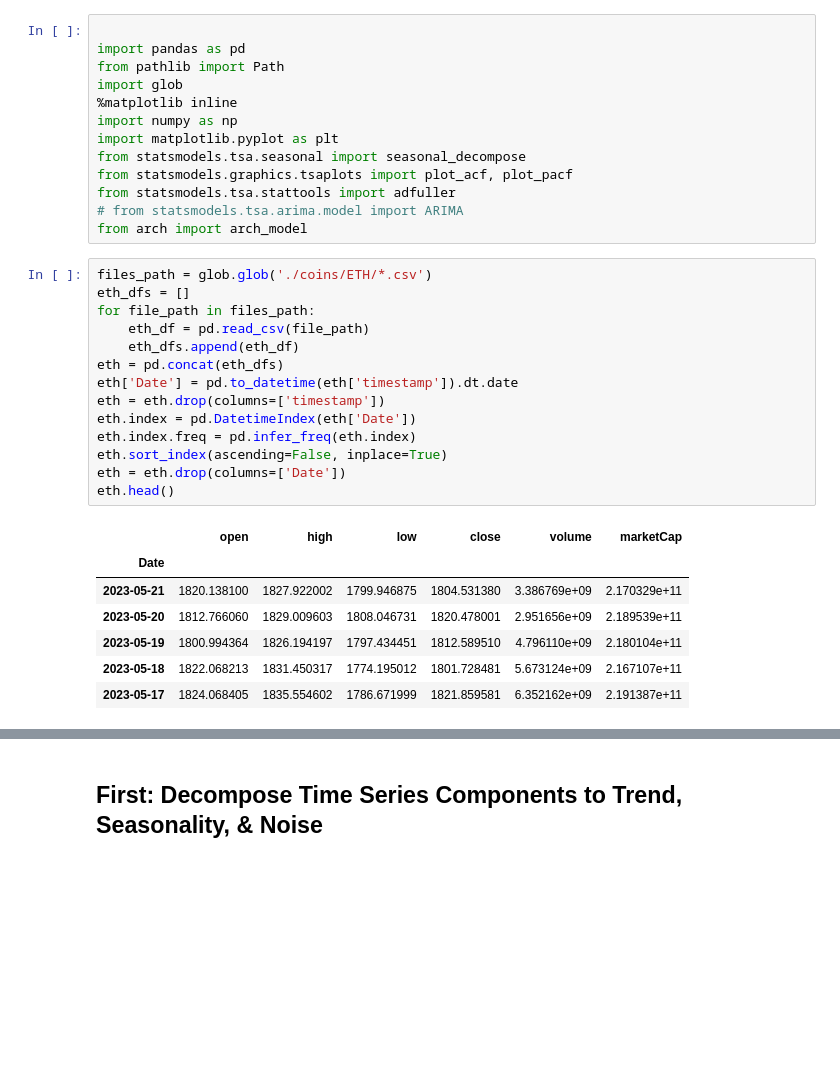
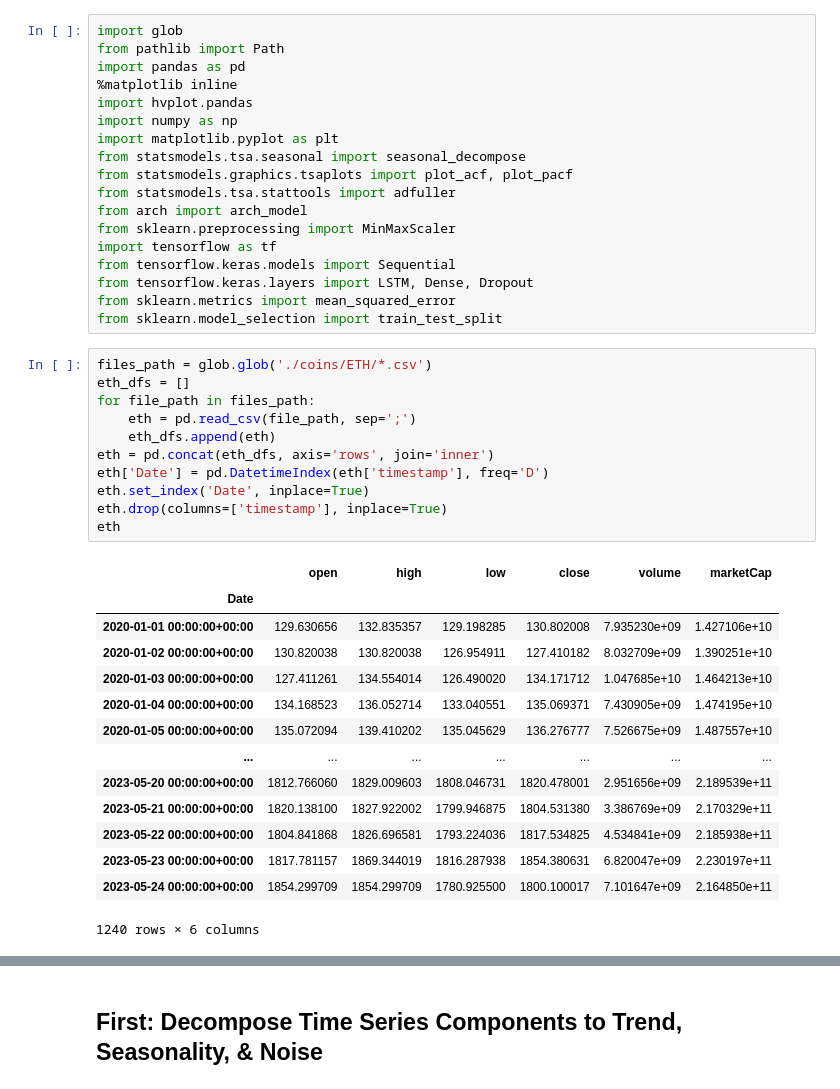
Before and after one commit to SashaFlores/CryptoShield, a Jupyter notebook: eth.ipynb, the cells around one changed output, grey strips where cells are left out. Drawn from its saved outputs; the diff is of its cells as text; blank space fills up the shorter version.

```diff
--- a/eth.ipynb
+++ b/eth.ipynb
@@ -1,38 +1,47 @@
 # %%
-
+import glob
+from pathlib import Path
 import pandas as pd
-from pathlib import Path
-import glob
 %matplotlib inline
+import hvplot.pandas
 import numpy as np
 import matplotlib.pyplot as plt
 from statsmodels.tsa.seasonal import seasonal_decompose
 from statsmodels.graphics.tsaplots import plot_acf, plot_pacf
 from statsmodels.tsa.stattools import adfuller
-# from statsmodels.tsa.arima.model import ARIMA
 from arch import arch_model
+from sklearn.preprocessing import MinMaxScaler
+import tensorflow as tf
+from tensorflow.keras.models import Sequential
+from tensorflow.keras.layers import LSTM, Dense, Dropout
+from sklearn.metrics import mean_squared_error
+from sklearn.model_selection import train_test_split
 # %%
 files_path = glob.glob('./coins/ETH/*.csv')
 eth_dfs = []
 for file_path in files_path:
-    eth_df = pd.read_csv(file_path)
-    eth_dfs.append(eth_df)
-eth = pd.concat(eth_dfs)
-eth['Date'] = pd.to_datetime(eth['timestamp']).dt.date
-eth = eth.drop(columns=['timestamp'])
-eth.index = pd.DatetimeIndex(eth['Date'])
-eth.index.freq = pd.infer_freq(eth.index)
-eth.sort_index(ascending=False, inplace=True)
-eth = eth.drop(columns=['Date'])
-eth.head()
+    eth = pd.read_csv(file_path, sep=';')
+    eth_dfs.append(eth)
+eth = pd.concat(eth_dfs, axis='rows', join='inner')
+eth['Date'] = pd.DatetimeIndex(eth['timestamp'], freq='D')
+eth.set_index('Date', inplace=True)
+eth.drop(columns=['timestamp'], inplace=True)
+eth
 # %% [output]
 |  | open | high | low | close | volume | marketCap |
 | Date |  |  |  |  |  |  |
-| 2023-05-21 | 1820.138100 | 1827.922002 | 1799.946875 | 1804.531380 | 3.386769e+09 | 2.170329e+11 |
-| 2023-05-20 | 1812.766060 | 1829.009603 | 1808.046731 | 1820.478001 | 2.951656e+09 | 2.189539e+11 |
-| 2023-05-19 | 1800.994364 | 1826.194197 | 1797.434451 | 1812.589510 | 4.796110e+09 | 2.180104e+11 |
-| 2023-05-18 | 1822.068213 | 1831.450317 | 1774.195012 | 1801.728481 | 5.673124e+09 | 2.167107e+11 |
-| 2023-05-17 | 1824.068405 | 1835.554602 | 1786.671999 | 1821.859581 | 6.352162e+09 | 2.191387e+11 |
+| 2020-01-01 00:00:00+00:00 | 129.630656 | 132.835357 | 129.198285 | 130.802008 | 7.935230e+09 | 1.427106e+10 |
+| 2020-01-02 00:00:00+00:00 | 130.820038 | 130.820038 | 126.954911 | 127.410182 | 8.032709e+09 | 1.390251e+10 |
+| 2020-01-03 00:00:00+00:00 | 127.411261 | 134.554014 | 126.490020 | 134.171712 | 1.047685e+10 | 1.464213e+10 |
+| 2020-01-04 00:00:00+00:00 | 134.168523 | 136.052714 | 133.040551 | 135.069371 | 7.430905e+09 | 1.474195e+10 |
+| 2020-01-05 00:00:00+00:00 | 135.072094 | 139.410202 | 135.045629 | 136.276777 | 7.526675e+09 | 1.487557e+10 |
+| ... | ... | ... | ... | ... | ... | ... |
+| 2023-05-20 00:00:00+00:00 | 1812.766060 | 1829.009603 | 1808.046731 | 1820.478001 | 2.951656e+09 | 2.189539e+11 |
+| 2023-05-21 00:00:00+00:00 | 1820.138100 | 1827.922002 | 1799.946875 | 1804.531380 | 3.386769e+09 | 2.170329e+11 |
+| 2023-05-22 00:00:00+00:00 | 1804.841868 | 1826.696581 | 1793.224036 | 1817.534825 | 4.534841e+09 | 2.185938e+11 |
+| 2023-05-23 00:00:00+00:00 | 1817.781157 | 1869.344019 | 1816.287938 | 1854.380631 | 6.820047e+09 | 2.230197e+11 |
+| 2023-05-24 00:00:00+00:00 | 1854.299709 | 1854.299709 | 1780.925500 | 1800.100017 | 7.101647e+09 | 2.164850e+11 |
+1240 rows × 6 columns
 # %%
 eth.info()
 # %% [output]
```
Also changed, not shown: parts of 38 cells of this notebook, 11 other files.
